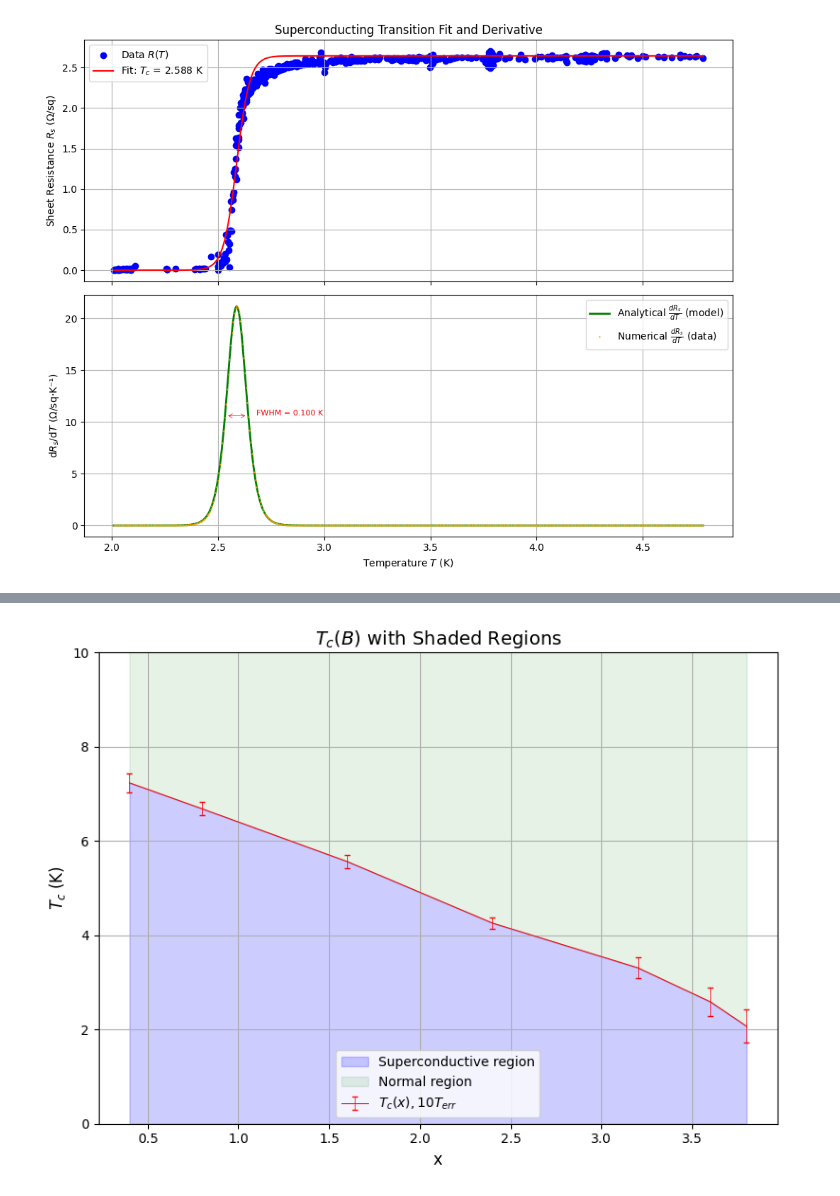
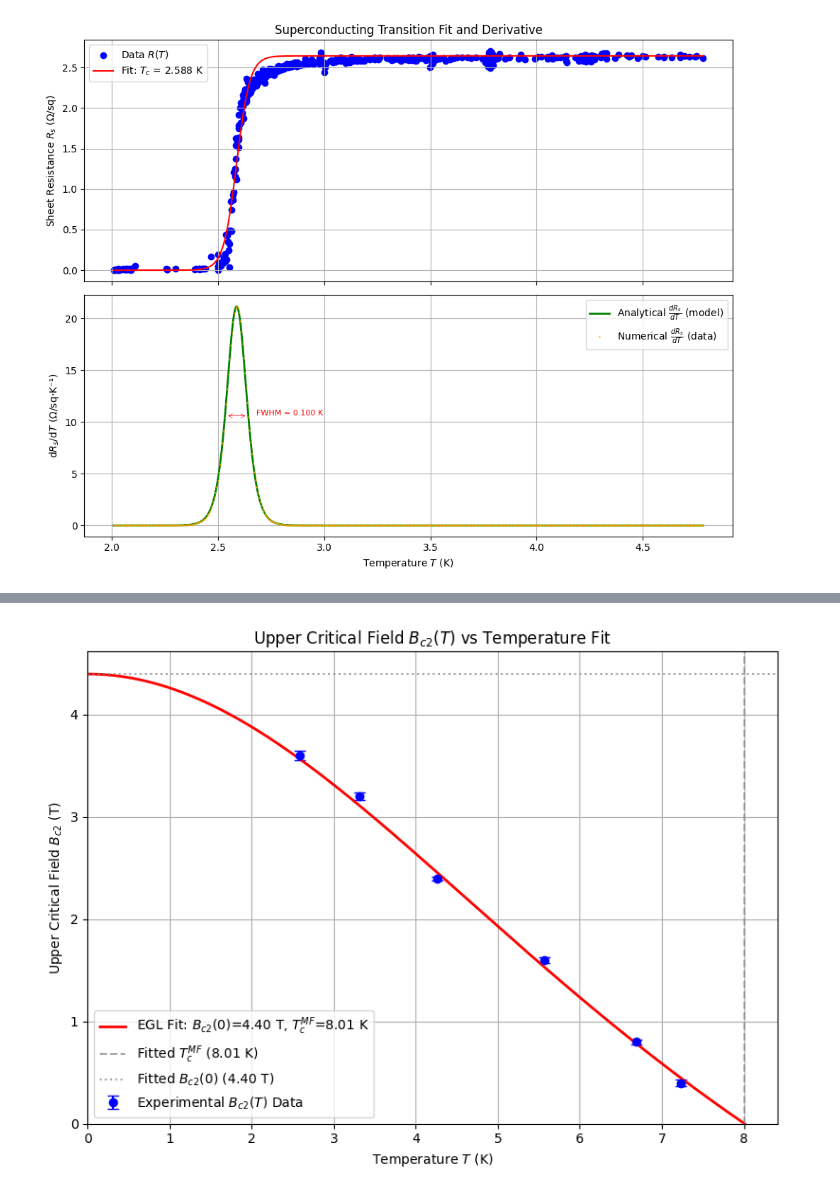
Before and after one commit to gamberoillecito/Nb-Characterization, a Jupyter notebook: SUPERCONDUCTIVITY/SC.ipynb, the cells around one changed output, grey strips where cells are left out. Drawn from its saved outputs; the diff is of its cells as text; code cells hidden in the pictures.

```diff
--- a/SUPERCONDUCTIVITY/SC.ipynb
+++ b/SUPERCONDUCTIVITY/SC.ipynb
@@ -261,7 +261,7 @@ for i, x in enumerate(B_vals):
     Tf_interpolated = interp_func(R_norm_plot_grid)
 
     # Plot the interpolated curve: x-axis is Tf_interpolated, y-axis is R_norm_plot_grid
-    ax_r.plot(Tf_interpolated, R_norm_plot_grid, color='red', linestyle='-', linewidth=2, label="Linear Interpolation")
+    #ax_r.plot(Tf_interpolated, R_norm_plot_grid, color='red', linestyle='-', linewidth=2, label="Linear Interpolation")
     ax_r.scatter(Tf, R_norm, color='blue', s=10, label="Data")
     ax_r.axhline(y=threshold_10, color='r', linestyle='--', alpha=0.7, label='10%')
     ax_r.axhline(y=threshold_50, color='g', linestyle='--', alpha=0.7, label='50%')
@@ -1033,54 +1496,61 @@ plt.show()
 # %%
-# Extract x and Tc_fit values from filtered_data
-x_vals = []
-Tc_vals = []
-T_err = []
+def egl_model(T, Bc2_0, Tc_MF):
+    T_non_zero_check = np.where(T >= Tc_MF, Tc_MF - 1e-9, T) # Small offset for T near Tc_MF
+    t = T_non_zero_check / Tc_MF
+    result = np.where(t < 1, Bc2_0 * (1 - t**2) / (1 + t**2), 0.0)
+    return result
 
+initial_Bc2_0_FD = np.max(B_vals) * 1.5
 
-for x in [0.4, 0.8, 1.6, 2.4, 3.2, 3.6, 3.8]:
-    T_range = filtered_data.get(f'T_{x}')
-    if T_range:
-        x_vals.append(x)
-        Tc_vals.append(T_range[0])
-        T_err.append(T_range[1])
+initial_Tc_MF_guess_FD = Tc_vals_FD[np.argmin(B_vals)]
 
-# Convert to arrays for plotting
-x_vals = np.array(x_vals)
-Tc_vals = np.array(Tc_vals)
-T_err = np.array(T_err)
+initial_guess_FD = [initial_Bc2_0_FD, initial_Tc_MF_guess_FD]
 
-# Sort for correct plotting
-sorted_idx = np.argsort(x_vals)
-x_vals = x_vals[sorted_idx]
-Tc_vals = Tc_vals[sorted_idx]
-T_err = T_err[sorted_idx]
-print(T_err)
+print(f"Initial guesses for fit: Bc2(0)={initial_Bc2_0_FD:.2f}, Tc_MF={initial_Tc_MF_guess_FD:.2f}")
 
-# Plot Tc(x) curve
+try:
+    popt, pcov = curve_fit(egl_model, Tc_vals_FD, B_vals, p0=initial_guess_FD, sigma=Tc_uncertainties_FD, absolute_sigma=True)
+
+    Bc2_0_fit_FD, Tc_MF_fit_FD = popt
+
+    perr = np.sqrt(np.diag(pcov))
+    Bc2_0_err_FD, Tc_MF_err_FD = perr
+
+    print(f"\nFitted EGL Parameters:")
+    print(f"  Bc2(0) = {Bc2_0_fit_FD:.4f} +/- {Bc2_0_err_FD:.4f} T")
+    print(f"  Tc^MF  = {Tc_MF_fit_FD:.4f} +/- {Tc_MF_err_FD:.4f} K")
+
+    T_fit_curve = np.linspace(0, Tc_MF_fit_FD, 200)
+    Bc2_fit_curve = egl_model(T_fit_curve, Bc2_0_fit_FD, Tc_MF_fit_FD)
+
+except RuntimeError as e:
+    print(f"Error: Could not fit the EGL model. {e}")
+    Bc2_0_fit_FD, Tc_MF_fit_FD = initial_guess_FD # Use initial guess for plotting if fit fails
+    T_fit_curve = np.linspace(0, initial_Tc_MF_guess_FD * 1.1, 200)
+    Bc2_fit_curve = egl_model(T_fit_curve, initial_Bc2_0_FD, initial_Tc_MF_guess_FD)
+    perr = [np.nan, np.nan] # Indicate errors are not available
+
+# --- Plotting the Data and Fit ---
 plt.figure(figsize=(8, 6))
-plt.errorbar(
-    x_vals, Tc_vals, yerr=10*T_err,
-    fmt='-', color='red', linewidth=.7,
-    capsize=2, elinewidth=.5, label="$T_c(x), 10T_{err}$"
-)
-# plt.plot(x_vals, T_10_vals, '--', color = 'orange', linewidth=.5, label="$T_{10}(x)$")
-# plt.plot(x_vals, T_90_vals, '--', color = 'orange', linewidth=.5, label="$T_{90}(x)$")
 
+# Plot experimental data with error bars
+plt.errorbar(Tc_vals_FD, B_vals, yerr=Tc_uncertainties_FD, fmt='o', color='blue', capsize=4, label="Experimental $B_{c2}(T)$ Data")
 
-# Fill green below the Tc(x) curve
-plt.fill_between(x_vals, 0, Tc_vals, color='blue', alpha=0.2, label="Superconductive region")
+# Plot the fitted EGL curve
+plt.plot(T_fit_curve, Bc2_fit_curve, color='red', linestyle='-', linewidth=2,
+         label=f"EGL Fit: $B_{{c2}}(0)$={Bc2_0_fit_FD:.2f} T, $T_c^{{MF}}$={Tc_MF_fit_FD:.2f} K")
 
-# Fill green above the Tc(x) curve (up to max of Tc + margin)
-T_max = Tc_vals.max() + 5
-plt.fill_between(x_vals, Tc_vals, T_max, color='green', alpha=0.1, label="Normal region")
+# Add a dashed line for the fitted Tc_MF
+plt.axvline(x=Tc_MF_fit_FD, color='gray', linestyle='--', alpha=0.7, label=f"Fitted $T_c^{{MF}}$ ({Tc_MF_fit_FD:.2f} K)")
+plt.axhline(y=Bc2_0_fit_FD, color='gray', linestyle=':', alpha=0.7, label=f"Fitted $B_{{c2}}(0)$ ({Bc2_0_fit_FD:.2f} T)")
 
-# Labels and formatting
-plt.xlabel("x", fontsize=12)
-plt.ylabel("$T_c$ (K)", fontsize=12)
-plt.title("$T_c(B)$ with Shaded Regions", fontsize=14)
-plt.ylim(0, 10)
+plt.xlabel("Temperature $T$ (K)")
+plt.ylabel("Upper Critical Field $B_{c2}$ (T)")
+plt.title("Upper Critical Field $B_{c2}(T)$ vs Temperature Fit")
+plt.legend()
 plt.grid(True)
-plt.legend()
+plt.ylim(bottom=0)
+plt.xlim(left=0)
 plt.tight_layout()
 plt.show()
 # %% [output]
@@ -1089 +1562 @@ plt.show()
-[figure, old version]
+[figure, new version]
```
Also changed, not shown: parts of 29 cells of this notebook, 1 other file.
